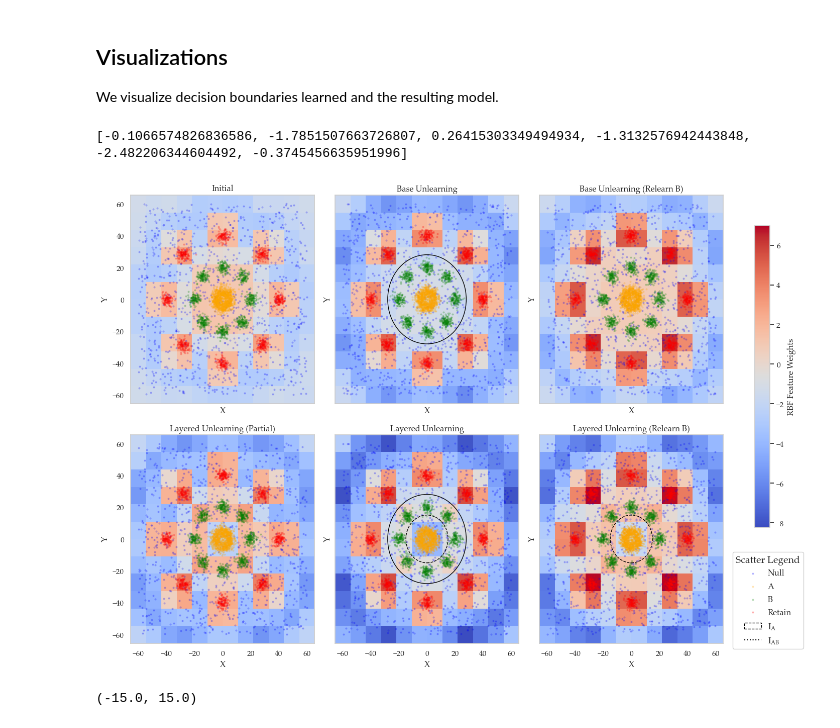
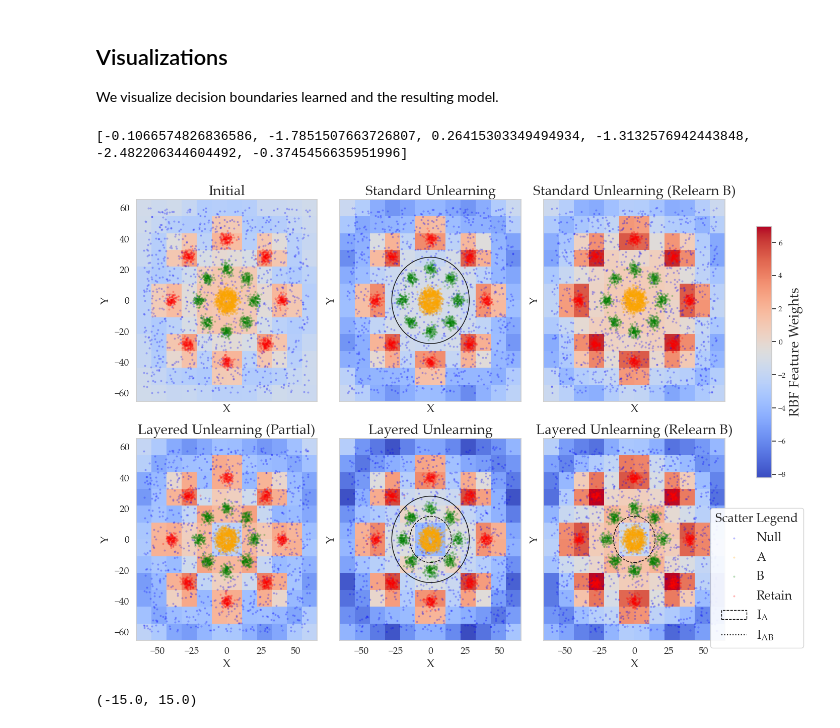
Before and after one commit to 12tqian/layered-unlearning, a Jupyter notebook: notebooks/gmm.ipynb, the cells around one changed output. Cells and saved outputs as stored; diff of their text form; code cells hidden in the pictures.

```diff
--- a/notebooks/gmm.ipynb
+++ b/notebooks/gmm.ipynb
@@ -600,8 +600,12 @@ def plot_multiple_heatmaps(
                 x_grid, y_grid, z_grid, shading="auto", cmap=cmap, vmin=vmin, vmax=vmax
             )
         ax.set_title(label)
+        ax.title.set_fontsize(20)
         ax.set_xlabel("X")
         ax.set_ylabel("Y")
+        ax.xaxis.label.set_fontsize(16)
+        ax.yaxis.label.set_fontsize(16)
+        ax.tick_params(axis="both", labelsize=14)
 
         if annotate:
             for i in range(N):
@@ -688,8 +692,9 @@ def plot_multiple_heatmaps(
 
     # Add a single global colorbar
     fig.subplots_adjust(right=0.85)
-    cbar_ax = fig.add_axes([0.88, 0.3, 0.02, 0.6])  # [left, bottom, width, height]
+    cbar_ax = fig.add_axes([0.88, 0.4, 0.02, 0.5])  # [left, bottom, width, height]
     fig.colorbar(pcm, cax=cbar_ax, label="RBF Feature Weights")
+    cbar_ax.set_ylabel("RBF Feature Weights", fontsize=20)
 
     # Create scatter legend
     scatter_handles, scatter_labels = ax.get_legend_handles_labels()
@@ -730,9 +735,9 @@ def plot_multiple_heatmaps(
         ],
         loc="lower right",
         bbox_to_anchor=(0.95, 0.05),
-        fontsize=12,
+        fontsize=18,
         title="Scatter Legend",
-        title_fontsize=14,
+        title_fontsize=18,
         frameon=True,
         framealpha=0.9,
     )
@@ -763,37 +768,37 @@ def plot_multiple_heatmaps(
 model_names = ["init", "base", "base-B", "base-lu-partial", "base-lu", "base-lu-B"]
 labels = [
     "Initial",
-    "Base Unlearning",
-    "Base Unlearning (Relearn B)",
+    "Standard Unlearning",
+    "Standard Unlearning (Relearn B)",
     "Layered Unlearning (Partial)",
     "Layered Unlearning",
     "Layered Unlearning (Relearn B)",
 ]
 
 datasets = [model_checkpoints[name].rbf for name in model_names]
 z_values = [
     model_checkpoints[name].layers[-1].weight.detach().reshape(-1).cpu().numpy()
     for name in model_names
 ]
 biases = [
     model_checkpoints[name].layers[-1].bias.detach().reshape(-1).cpu().numpy().item()
     for name in model_names
 ]
 print(biases)
 plot_multiple_heatmaps(
     datasets,
     z_values,
     model_names,
     labels,
     2,
     3,
     cmap="coolwarm",
     annotate=False,
     continuous=False,
 )
 # %% [output]
 [-0.1066574826836586, -1.7851507663726807, 0.26415303349494934, -1.3132576942443848, -2.482206344604492, -0.3745456635951996]
-[figure, old version]
+[figure, new version]
 # %%
 # eval along [60, 60] for y-axis
 n_points = 100
```
Also changed, not shown: 9 other files.
